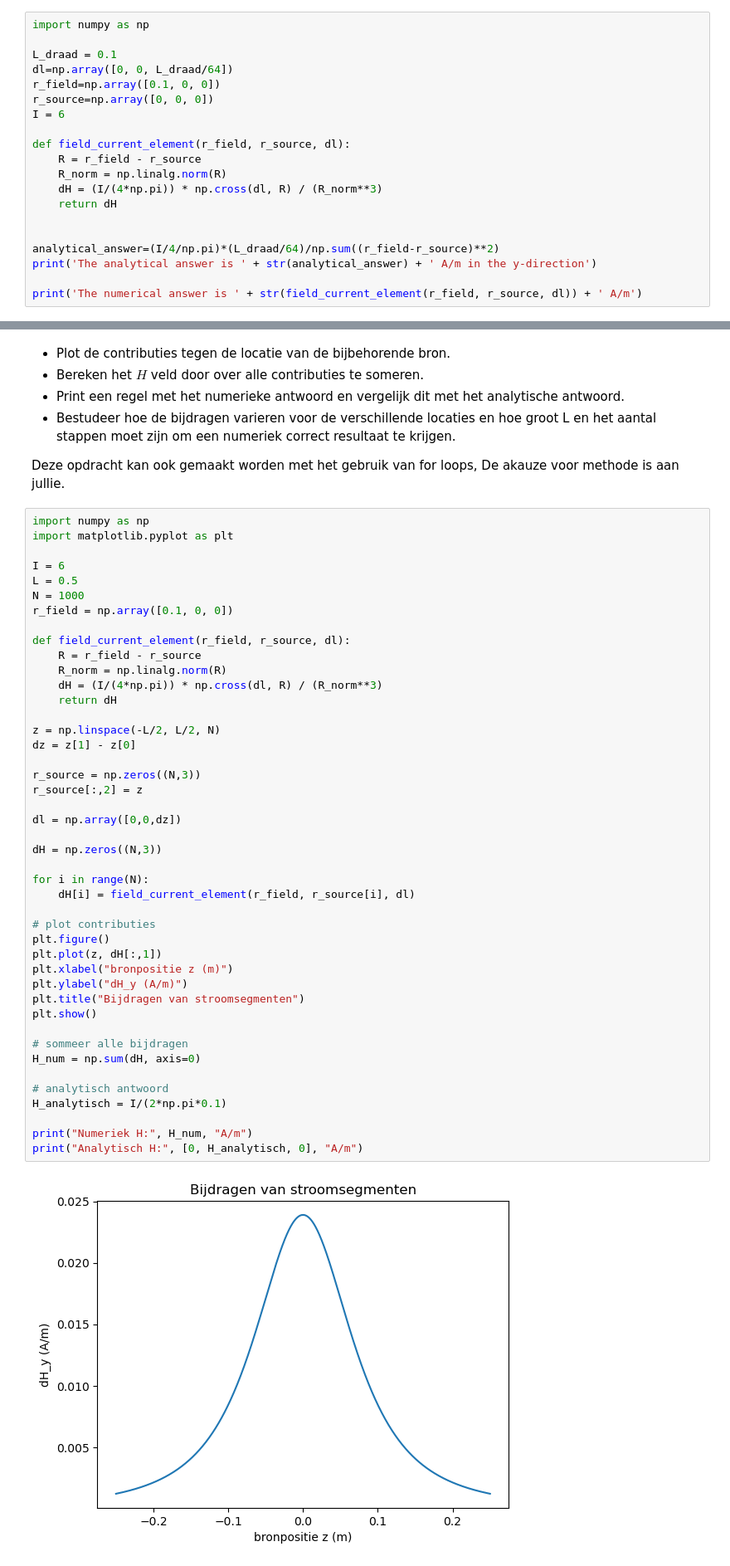
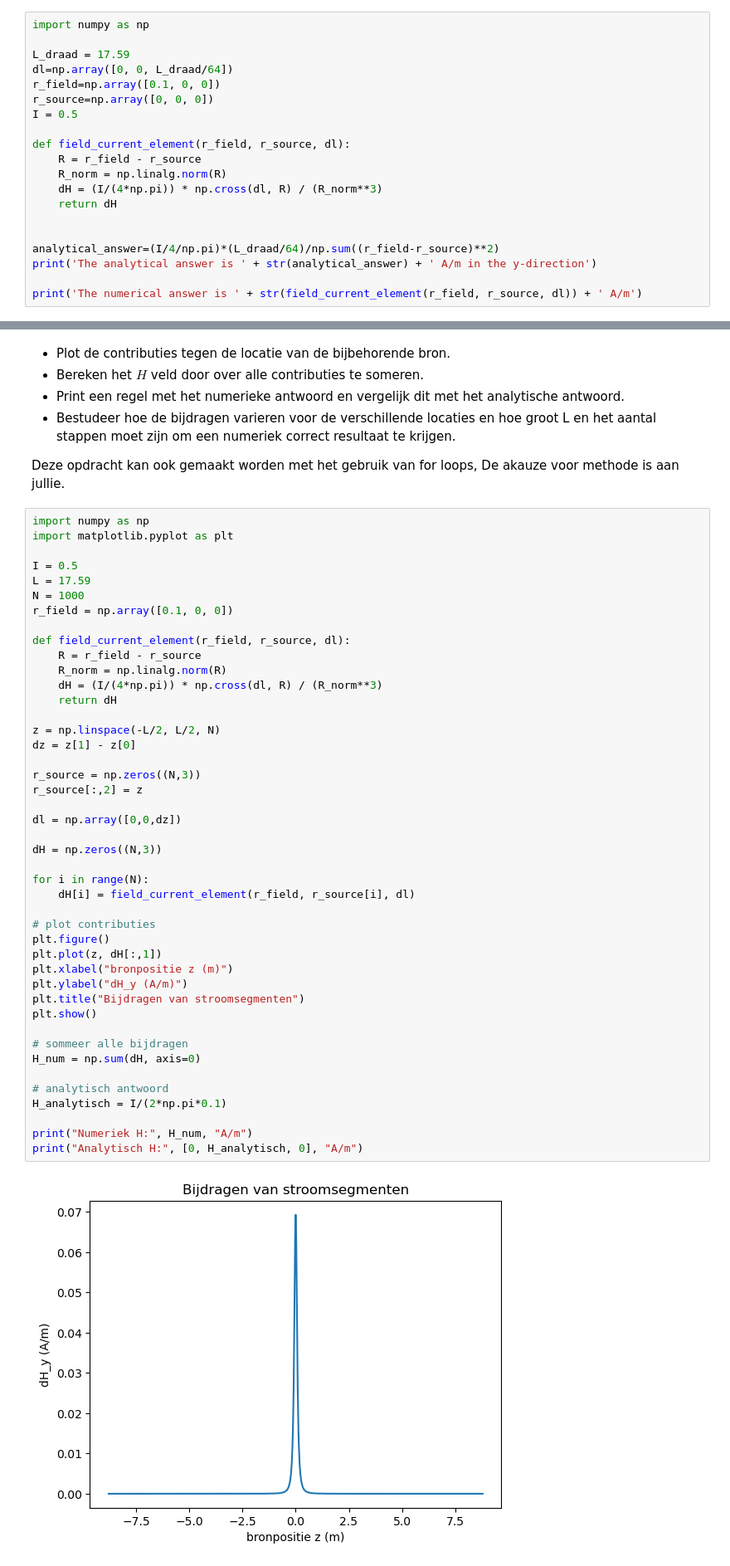
Before and after one commit to AragonMvD/opdrachten-DEF-Day, a Jupyter notebook: 2KrachtactuatorOpdracht/2KrachtactuatorOpdracht/KrachtactuatorOpdracht.ipynb, the cells around one changed output, grey strips where cells are left out. Shown at 83% size. Cells and saved outputs as stored; diff of their text form.

```diff
--- a/2KrachtactuatorOpdracht/2KrachtactuatorOpdracht/KrachtactuatorOpdracht.ipynb
+++ b/2KrachtactuatorOpdracht/2KrachtactuatorOpdracht/KrachtactuatorOpdracht.ipynb
@@ -362,11 +362,11 @@ Bereken met deze functie alle componenten van het magneetveld voor een veldposit
 # %%
 import numpy as np
 
-L_draad = 0.1
+L_draad = 17.59
 dl=np.array([0, 0, L_draad/64])
 r_field=np.array([0.1, 0, 0])
 r_source=np.array([0, 0, 0])
-I = 6
+I = 0.5
 
 def field_current_element(r_field, r_source, dl):
     R = r_field - r_source
@@ -398,8 +398,8 @@ Deze opdracht kan ook gemaakt worden met het gebruik van for loops, De akauze vo
 import numpy as np
 import matplotlib.pyplot as plt
 
-I = 6
-L = 0.5
+I = 0.5
+L = 17.59
 N = 1000
 r_field = np.array([0.1, 0, 0])
 
@@ -412,31 +412,31 @@ def field_current_element(r_field, r_source, dl):
 z = np.linspace(-L/2, L/2, N)
 dz = z[1] - z[0]
 
 r_source = np.zeros((N,3))
 r_source[:,2] = z
 
 dl = np.array([0,0,dz])
 
 dH = np.zeros((N,3))
 
 for i in range(N):
     dH[i] = field_current_element(r_field, r_source[i], dl)
 
 # plot contributies
 plt.figure()
 plt.plot(z, dH[:,1])
 plt.xlabel("bronpositie z (m)")
 plt.ylabel("dH_y (A/m)")
 plt.title("Bijdragen van stroomsegmenten")
 plt.show()
 
 # sommeer alle bijdragen
 H_num = np.sum(dH, axis=0)
 
 # analytisch antwoord
 H_analytisch = I/(2*np.pi*0.1)
 
 print("Numeriek H:", H_num, "A/m")
 print("Analytisch H:", [0, H_analytisch, 0], "A/m")
 # %% [output]
-[figure, old version]
+[figure, new version]
```
Also changed, not shown: parts of 10 cells of this notebook.
